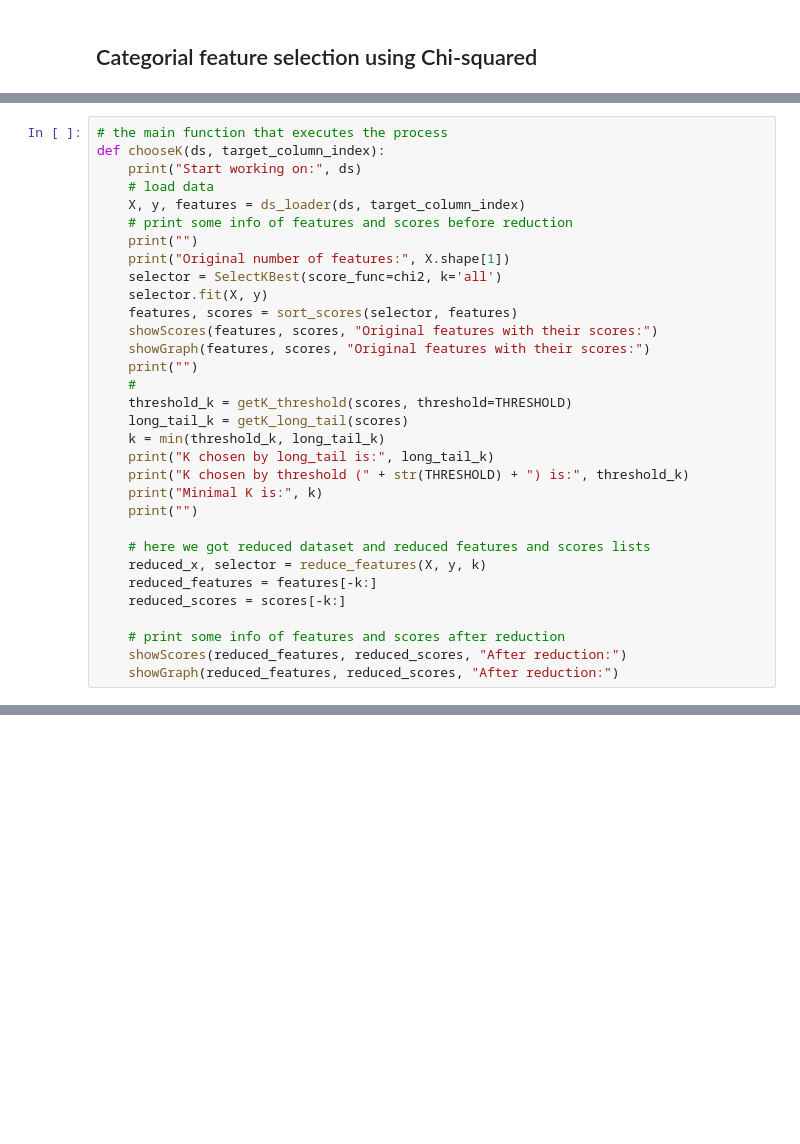
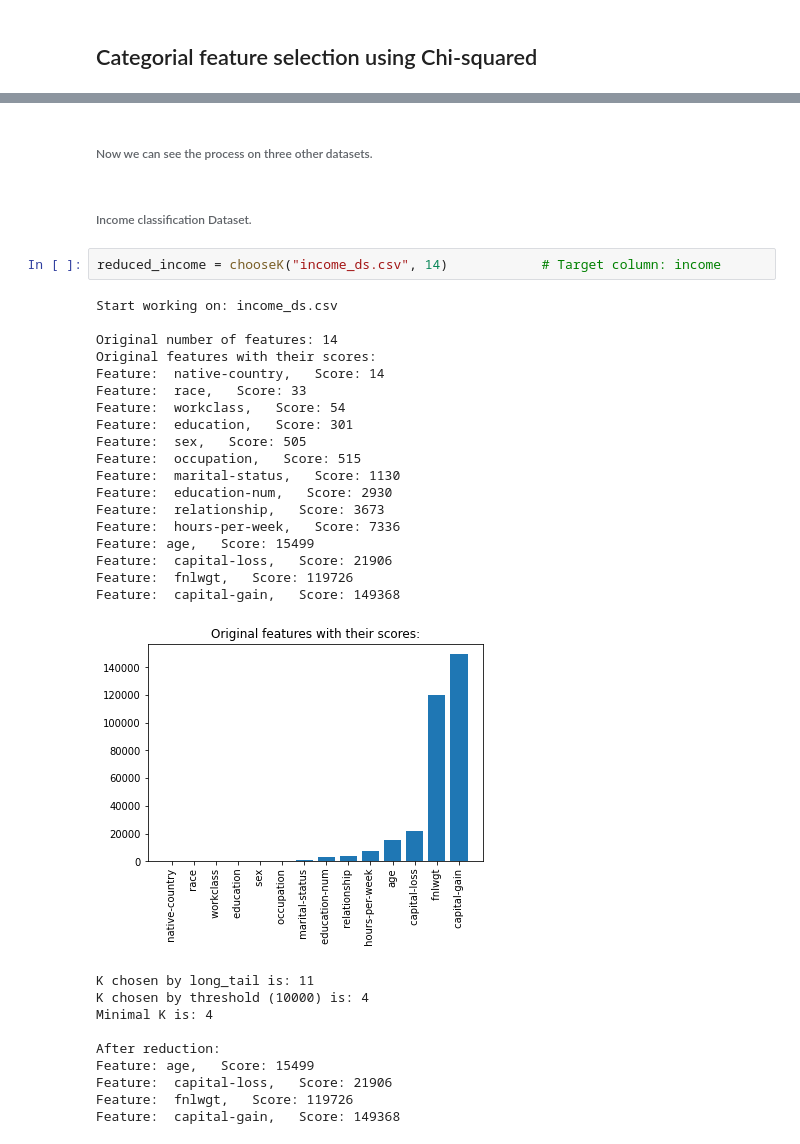
Before and after one commit to AvrahamBi/TDS-Project, a Jupyter notebook: TDS notebook.ipynb, the cells around one changed output, grey strips where cells are left out. Saved outputs shown, nothing was run; the diff lists cells and outputs as text; blank space fills up the shorter version.

```diff
--- a/TDS notebook.ipynb
+++ b/TDS notebook.ipynb
@@ -167,32 +4,0 @@ chooseK("video_games_ds.csv", 9)        # Target column: Global_Sales
-# %%
-# the main function that executes the process
-def chooseK(ds, target_column_index):
-    print("Start working on:", ds)
-    # load data
-    X, y, features = ds_loader(ds, target_column_index)
-    # print some info of features and scores before reduction
-    print("")
-    print("Original number of features:", X.shape[1])
-    selector = SelectKBest(score_func=chi2, k='all')
-    selector.fit(X, y)
-    features, scores = sort_scores(selector, features)
-    showScores(features, scores, "Original features with their scores:")
-    showGraph(features, scores, "Original features with their scores:")
-    print("")
-    #
-    threshold_k = getK_threshold(scores, threshold=THRESHOLD)
-    long_tail_k = getK_long_tail(scores)
-    k = min(threshold_k, long_tail_k)
-    print("K chosen by long_tail is:", long_tail_k)
-    print("K chosen by threshold (" + str(THRESHOLD) + ") is:", threshold_k)
-    print("Minimal K is:", k)
-    print("")
-
-    # here we got reduced dataset and reduced features and scores lists
-    reduced_x, selector = reduce_features(X, y, k)
-    reduced_features = features[-k:]
-    reduced_scores = scores[-k:]
-
-    # print some info of features and scores after reduction
-    showScores(reduced_features, reduced_scores, "After reduction:")
-    showGraph(reduced_features, reduced_scores, "After reduction:")
@@ -219,0 +131,35 @@ chooseK("video_games_ds.csv", 9)        # Target column: Global_Sales
+# %% [markdown]
+###### Now we can see the process on three other datasets.
+# %% [markdown]
+###### Income classification Dataset.
+# %%
+reduced_income = chooseK("income_ds.csv", 14)            # Target column: income
+# %% [output]
+Start working on: income_ds.csv
+
+Original number of features: 14
+Original features with their scores:
+Feature:  native-country,   Score: 14
+Feature:  race,   Score: 33
+Feature:  workclass,   Score: 54
+Feature:  education,   Score: 301
+Feature:  sex,   Score: 505
+Feature:  occupation,   Score: 515
+Feature:  marital-status,   Score: 1130
+Feature:  education-num,   Score: 2930
+Feature:  relationship,   Score: 3673
+Feature:  hours-per-week,   Score: 7336
+Feature: age,   Score: 15499
+Feature:  capital-loss,   Score: 21906
+Feature:  fnlwgt,   Score: 119726
+Feature:  capital-gain,   Score: 149368
+[figure, added]
+K chosen by long_tail is: 11
+K chosen by threshold (10000) is: 4
+Minimal K is: 4
+
+After reduction:
+Feature: age,   Score: 15499
+Feature:  capital-loss,   Score: 21906
+Feature:  fnlwgt,   Score: 119726
+Feature:  capital-gain,   Score: 149368
```
Also changed, not shown: parts of 70 cells of this notebook, 2 other files.
